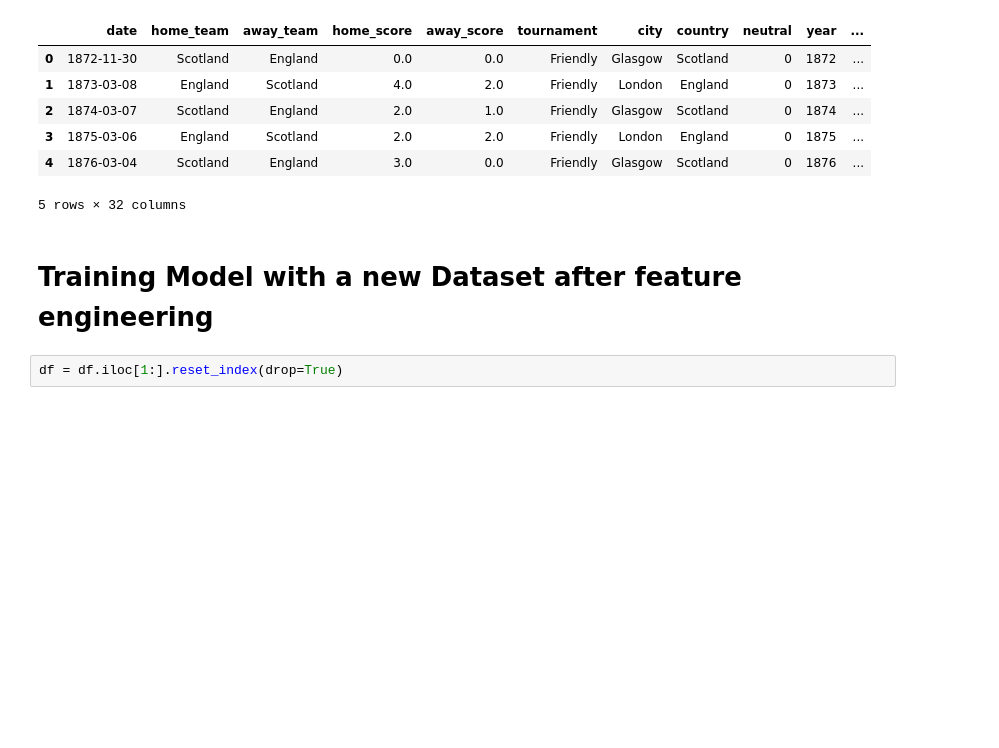
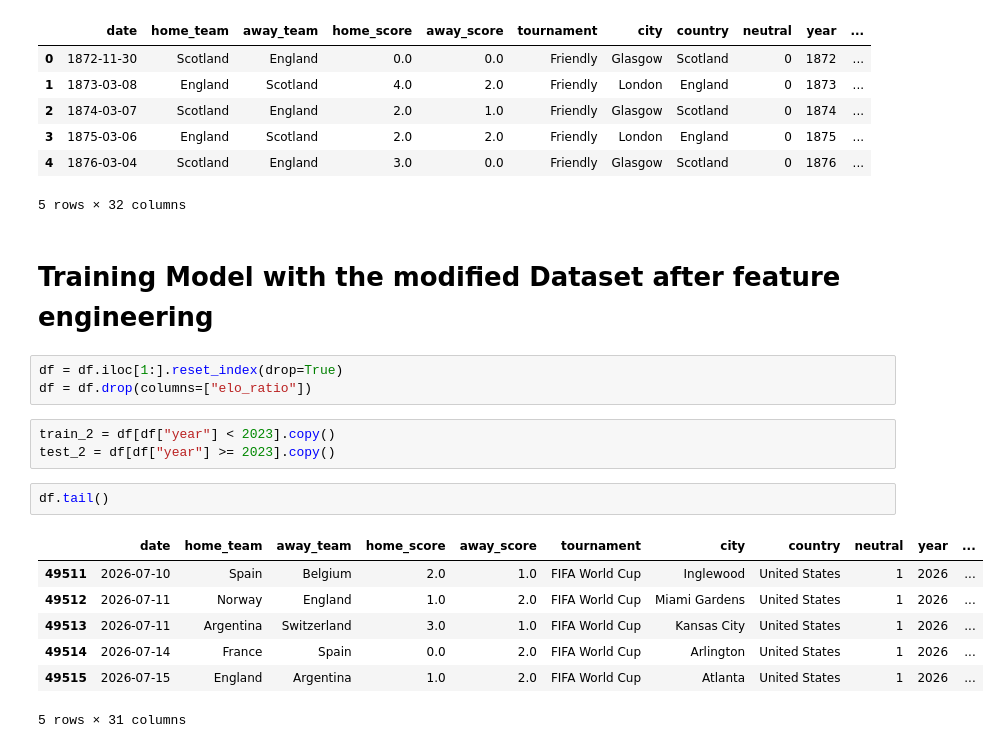
Before and after one commit to arhamanism/WC-match-predictor-model, a Jupyter notebook: World_Cup_Match_Predictor.ipynb, the cells around one changed output. Saved outputs shown, nothing was run; the diff lists cells and outputs as text; blank space fills up the shorter version.

Commit message:
Chore: Base Models trained on the modified dataset after feature engineering

```diff
--- a/World_Cup_Match_Predictor.ipynb
+++ b/World_Cup_Match_Predictor.ipynb
@@ -900,6 +901,20 @@ df.head()
 | 4 | 1876-03-04 | Scotland | England | 3.0 | 0.0 | Friendly | Glasgow | Scotland | 0 | 1876 | ... |
 5 rows × 32 columns
 # %% [markdown]
-# **Training Model with a new Dataset after feature engineering**
+# **Training Model with the modified Dataset after feature engineering**
 # %%
 df = df.iloc[1:].reset_index(drop=True)
+df = df.drop(columns=["elo_ratio"])
+# %%
+train_2 = df[df["year"] < 2023].copy()
+test_2 = df[df["year"] >= 2023].copy()
+# %%
+df.tail()
+# %% [output]
+|  | date | home_team | away_team | home_score | away_score | tournament | city | country | neutral | year | ... |
+| 49511 | 2026-07-10 | Spain | Belgium | 2.0 | 1.0 | FIFA World Cup | Inglewood | United States | 1 | 2026 | ... |
+| 49512 | 2026-07-11 | Norway | England | 1.0 | 2.0 | FIFA World Cup | Miami Gardens | United States | 1 | 2026 | ... |
+| 49513 | 2026-07-11 | Argentina | Switzerland | 3.0 | 1.0 | FIFA World Cup | Kansas City | United States | 1 | 2026 | ... |
+| 49514 | 2026-07-14 | France | Spain | 0.0 | 2.0 | FIFA World Cup | Arlington | United States | 1 | 2026 | ... |
+| 49515 | 2026-07-15 | England | Argentina | 1.0 | 2.0 | FIFA World Cup | Atlanta | United States | 1 | 2026 | ... |
+5 rows × 31 columns
```
Also changed, not shown: parts of 21 cells of this notebook.
